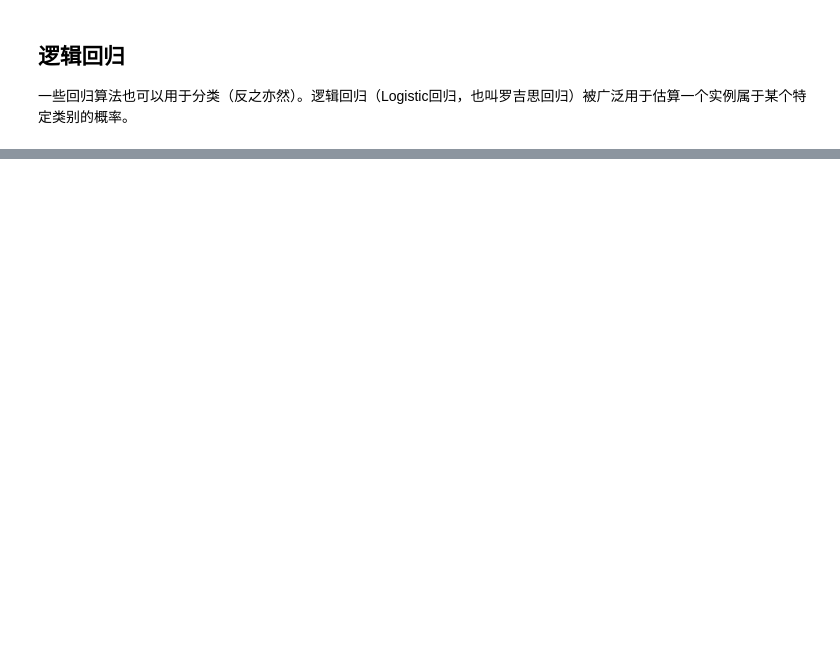
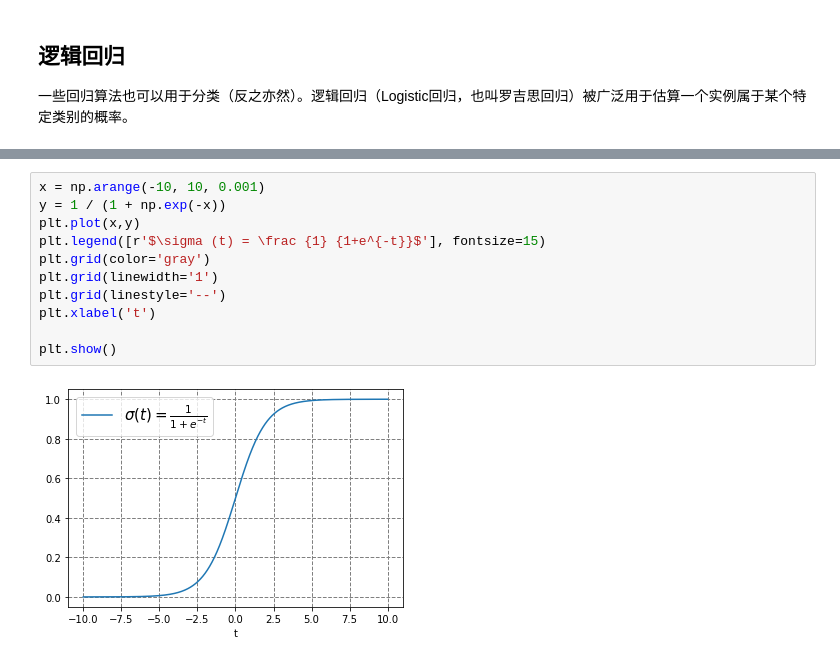
Before and after one commit to wang-tf/Hands-on-ML, a Jupyter notebook: notes/04-训练模型.ipynb, the cells around one changed output, grey strips where cells are left out. Drawn from its saved outputs; the diff is of its cells as text; blank space fills up the shorter version.

```diff
--- a/notes/04-训练模型.ipynb
+++ b/notes/04-训练模型.ipynb
@@ -489,0 +505,13 @@ best_epoch, best_model
+# %%
+x = np.arange(-10, 10, 0.001)
+y = 1 / (1 + np.exp(-x))
+plt.plot(x,y)
+plt.legend([r'$\sigma (t) = \frac {1} {1+e^{-t}}$'], fontsize=15)
+plt.grid(color='gray')
+plt.grid(linewidth='1')
+plt.grid(linestyle='--')
+plt.xlabel('t')
+
+plt.show()
+# %% [output]
+[figure, added]
```
Also changed, not shown: parts of 28 cells of this notebook.
